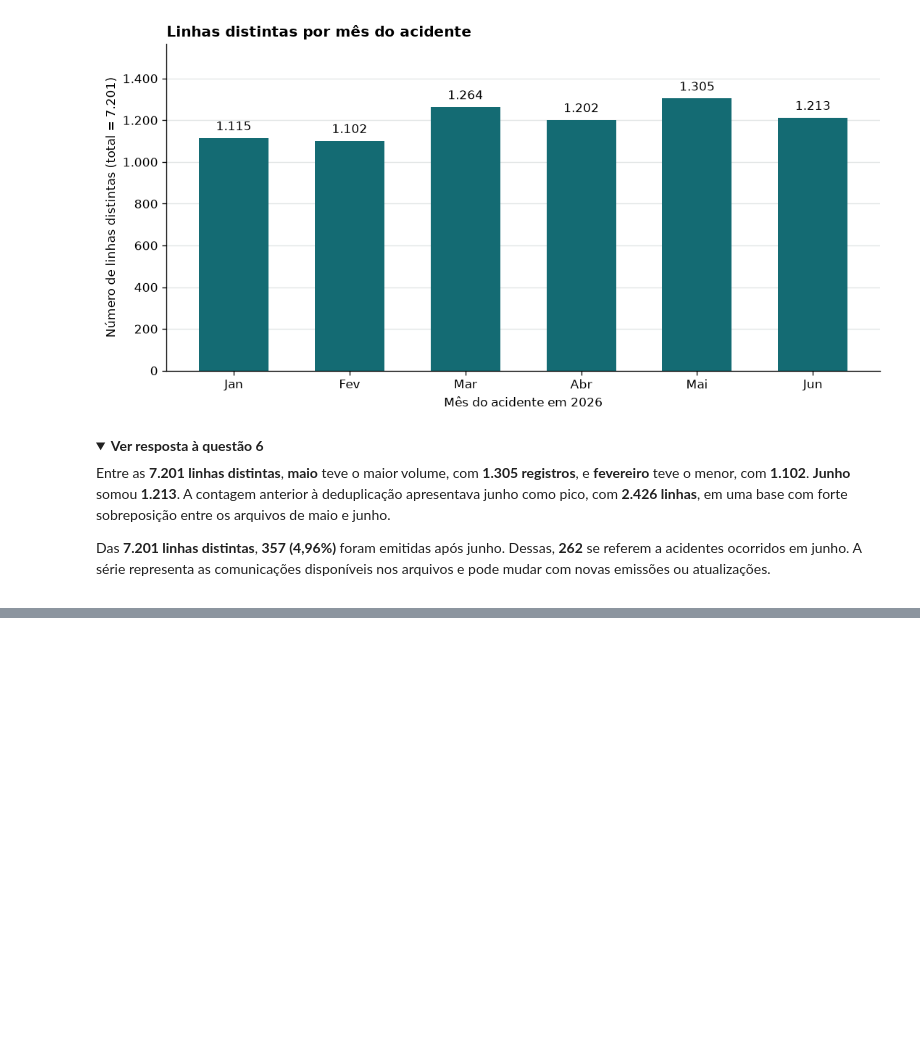
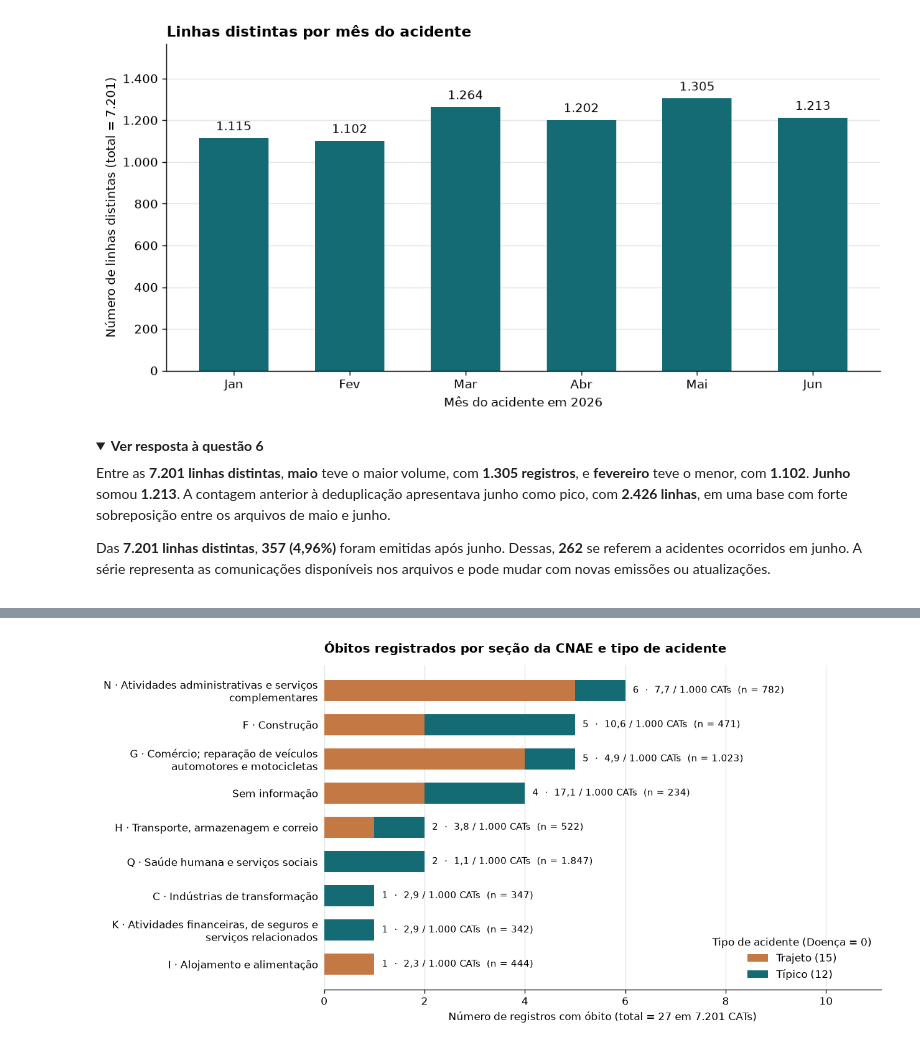
Before and after one commit to aristotelesfl/CD_CAT_2026, a Jupyter notebook: 01_analise_exploratoria.ipynb, the cells around one changed output, grey strips where cells are left out. Saved outputs shown, nothing was run; the diff lists cells and outputs as text; code cells hidden in the pictures; folded sections open; blank space fills up the shorter version.

```diff
--- a/01_analise_exploratoria.ipynb
+++ b/01_analise_exploratoria.ipynb
@@ -958,0 +1052,32 @@ Das **7.201 linhas distintas**, **357 (4,96%)** foram emitidas após junho. Dess
+# %%
+fig_path = Path("figuras/atividade_01/obitos_setor_tipo.png")
+fig_path.parent.mkdir(parents=True, exist_ok=True)
+
+dados_plot = por_setor_obito.copy()
+rotulos = [fill(str(nome), width=42) for nome in dados_plot.index]
+y = range(len(dados_plot))
+
+fig, ax = plt.subplots(figsize=(10.5, 5.2), layout="constrained")
+b_trajeto = ax.barh(y, dados_plot["Trajeto"], color="#c47843", height=0.62, label=f"Trajeto ({int(dados_plot['Trajeto'].sum())})")
+b_tipico = ax.barh(y, dados_plot["Típico"], left=dados_plot["Trajeto"], color="#146b73", height=0.62, label=f"Típico ({int(dados_plot['Típico'].sum())})")
+
+for idx, (_, linha) in enumerate(dados_plot.iterrows()):
+    taxa = f"{linha['Óbitos / 1.000 CATs']:.1f}".replace(".", ",")
+    anotacao = f"{int(linha['Óbitos'])}  ·  {taxa} / 1.000 CATs  (n = {inteiro_br(linha['Total de CATs'])})"
+    ax.text(linha["Óbitos"] + 0.15, idx, anotacao, va="center", ha="left", fontsize=8.8)
+
+ax.set_yticks(list(y), rotulos)
+ax.invert_yaxis()
+ax.set_xlim(0, dados_plot["Óbitos"].max() * 1.85)
+ax.xaxis.set_major_locator(MaxNLocator(integer=True))
+ax.set_xlabel(f"Número de registros com óbito (total = {total_obitos} em {inteiro_br(n)} CATs)")
+ax.set_title("Óbitos registrados por seção da CNAE e tipo de acidente", loc="left", fontweight="bold", pad=12)
+ax.set_axisbelow(True)
+ax.grid(axis="x", color="#e1e5e5", linewidth=0.8)
+ax.spines[["top", "right", "left"]].set_visible(False)
+ax.tick_params(axis="y", length=0, pad=6)
+ax.legend(title="Tipo de acidente (Doença = 0)", frameon=False, loc="lower right")
+fig.savefig(fig_path, dpi=150, bbox_inches="tight")
+plt.show()
+# %% [output]
+[figure, added]
```
Also changed, not shown: parts of 6 cells of this notebook, 2 other files.
